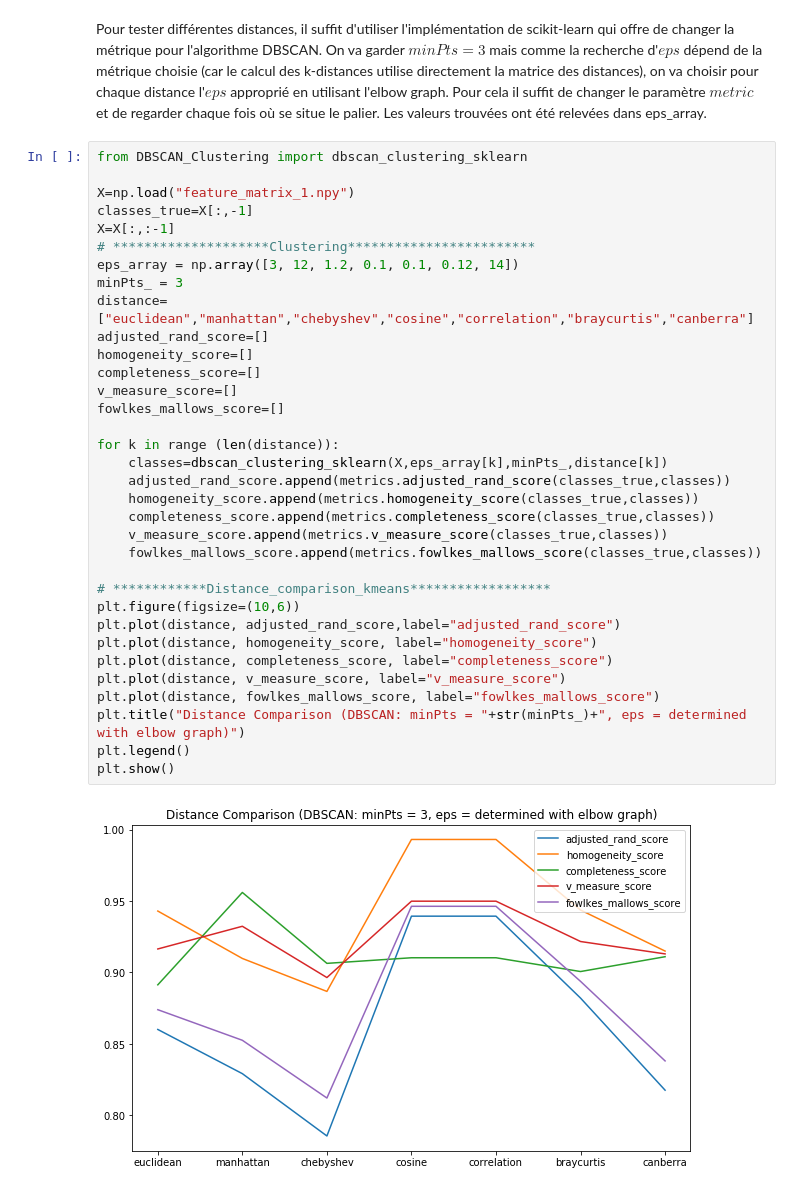
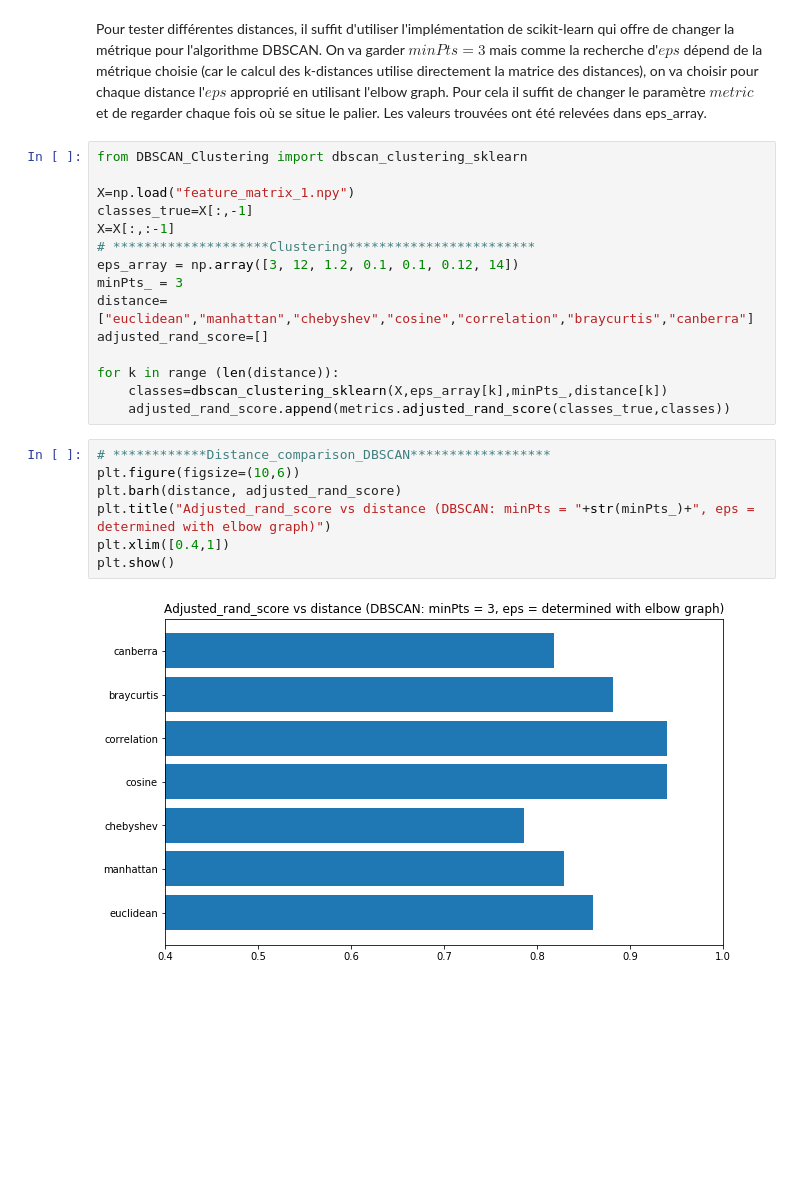
Before and after one commit to FirasAzzouz/Projet-S8, a Jupyter notebook: Clustering_et_résultats_2.ipynb, the cells around one changed output. Drawn from its saved outputs; the diff is of its cells as text; blank space fills up the shorter version.

```diff
--- a/Clustering_et_résultats_2.ipynb
+++ b/Clustering_et_résultats_2.ipynb
@@ -371,29 +348,17 @@ eps_array = np.array([3, 12, 1.2, 0.1, 0.1, 0.12, 14])
 minPts_ = 3
 distance=["euclidean","manhattan","chebyshev","cosine","correlation","braycurtis","canberra"]
 adjusted_rand_score=[]
-homogeneity_score=[]
-completeness_score=[]
-v_measure_score=[]
-fowlkes_mallows_score=[]
 
 for k in range (len(distance)):
     classes=dbscan_clustering_sklearn(X,eps_array[k],minPts_,distance[k])
     adjusted_rand_score.append(metrics.adjusted_rand_score(classes_true,classes))
-    homogeneity_score.append(metrics.homogeneity_score(classes_true,classes))
-    completeness_score.append(metrics.completeness_score(classes_true,classes))
-    v_measure_score.append(metrics.v_measure_score(classes_true,classes))
-    fowlkes_mallows_score.append(metrics.fowlkes_mallows_score(classes_true,classes))
-
-# ************Distance_comparison_kmeans******************
-plt.figure(figsize=(10,6))
-plt.plot(distance, adjusted_rand_score,label="adjusted_rand_score")
-plt.plot(distance, homogeneity_score, label="homogeneity_score")
-plt.plot(distance, completeness_score, label="completeness_score")
-plt.plot(distance, v_measure_score, label="v_measure_score")
-plt.plot(distance, fowlkes_mallows_score, label="fowlkes_mallows_score")
-plt.title("Distance Comparison (DBSCAN: minPts = "+str(minPts_)+", eps = determined with elbow graph)")
-plt.legend()
-plt.show()
-# %% [output]
-[figure, removed]
+# %%
+# ************Distance_comparison_DBSCAN******************
+plt.figure(figsize=(10,6))
+plt.barh(distance, adjusted_rand_score)
+plt.title("Adjusted_rand_score vs distance (DBSCAN: minPts = "+str(minPts_)+", eps = determined with elbow graph)")
+plt.xlim([0.4,1])
+plt.show()
+# %% [output]
+[figure, added]
 # %% [markdown]
```
Also changed, not shown: parts of 8 cells of this notebook, 1 other file.
